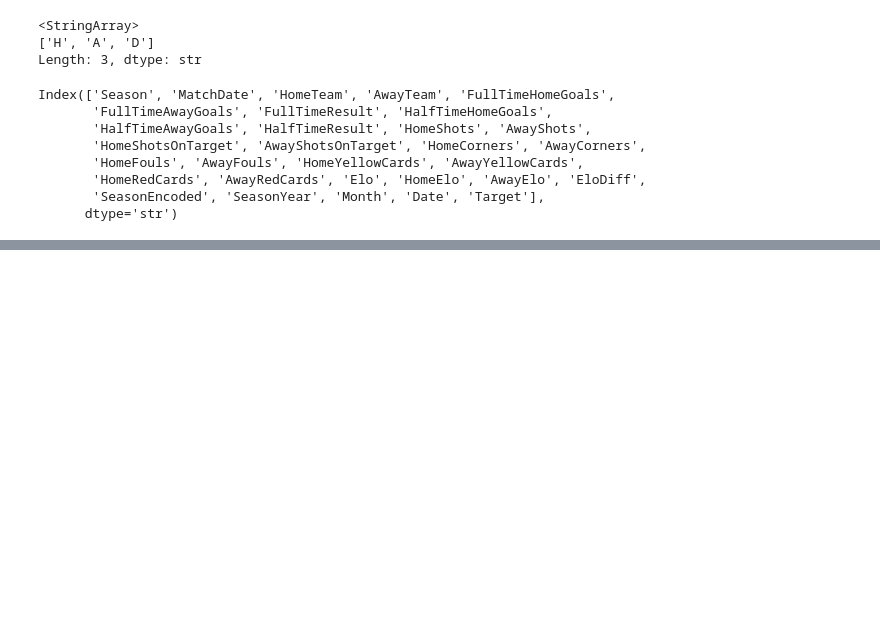
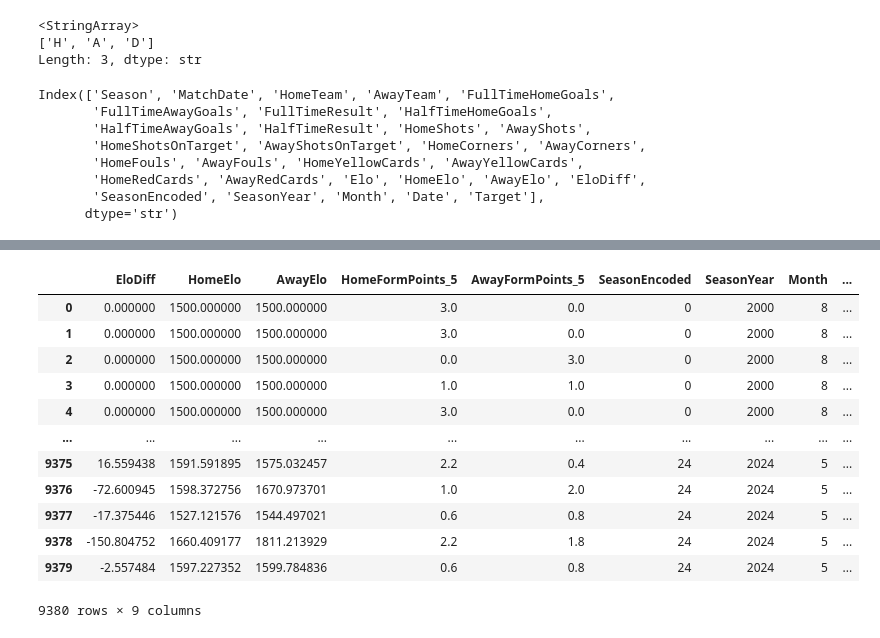
Before and after one commit to lewinskie254/EPL-Match-Outcome-Predictor, a Jupyter notebook: EPL_feature_engineering.ipynb, the cells around one changed output, grey strips where cells are left out. Drawn from its saved outputs; the diff is of its cells as text; code cells hidden in the pictures; blank space fills up the shorter version.

```diff
--- a/EPL_feature_engineering.ipynb
+++ b/EPL_feature_engineering.ipynb
@@ -369,0 +497,5 @@ Index(['Season', 'MatchDate', 'HomeTeam', 'AwayTeam', 'FullTimeHomeGoals',
+# %%
+away_form = team_df.rename(columns={
+    "Team": "AwayTeam",
+    "FormPoints_5": "AwayFormPoints_5"
+})[["MatchDate", "AwayTeam", "AwayFormPoints_5"]]
@@ -369,0 +506,3 @@ Index(['Season', 'MatchDate', 'HomeTeam', 'AwayTeam', 'FullTimeHomeGoals',
+# %%
+df = df.merge(home_form, on=["MatchDate", "HomeTeam"], how="left")
+df = df.merge(away_form, on=["MatchDate", "AwayTeam"], how="left")
@@ -369,0 +537,20 @@ Index(['Season', 'MatchDate', 'HomeTeam', 'AwayTeam', 'FullTimeHomeGoals',
+# %%
+feature_cols = ['EloDiff', 'HomeElo', 'AwayElo', 'HomeFormPoints_5', 'AwayFormPoints_5', 'SeasonEncoded', 'SeasonYear', 'Month', 'Date']
+# %%
+features = df[feature_cols]
+# %%
+features
+# %% [output]
+|  | EloDiff | HomeElo | AwayElo | HomeFormPoints_5 | AwayFormPoints_5 | SeasonEncoded | SeasonYear | Month | ... |
+| 0 | 0.000000 | 1500.000000 | 1500.000000 | 3.0 | 0.0 | 0 | 2000 | 8 | ... |
+| 1 | 0.000000 | 1500.000000 | 1500.000000 | 3.0 | 0.0 | 0 | 2000 | 8 | ... |
+| 2 | 0.000000 | 1500.000000 | 1500.000000 | 0.0 | 3.0 | 0 | 2000 | 8 | ... |
+| 3 | 0.000000 | 1500.000000 | 1500.000000 | 1.0 | 1.0 | 0 | 2000 | 8 | ... |
+| 4 | 0.000000 | 1500.000000 | 1500.000000 | 3.0 | 0.0 | 0 | 2000 | 8 | ... |
+| ... | ... | ... | ... | ... | ... | ... | ... | ... | ... |
+| 9375 | 16.559438 | 1591.591895 | 1575.032457 | 2.2 | 0.4 | 24 | 2024 | 5 | ... |
+| 9376 | -72.600945 | 1598.372756 | 1670.973701 | 1.0 | 2.0 | 24 | 2024 | 5 | ... |
+| 9377 | -17.375446 | 1527.121576 | 1544.497021 | 0.6 | 0.8 | 24 | 2024 | 5 | ... |
+| 9378 | -150.804752 | 1660.409177 | 1811.213929 | 2.2 | 1.8 | 24 | 2024 | 5 | ... |
+| 9379 | -2.557484 | 1597.227352 | 1599.784836 | 0.6 | 0.8 | 24 | 2024 | 5 | ... |
+9380 rows × 9 columns
```
Also changed, not shown: parts of 20 cells of this notebook, 2 other files.
